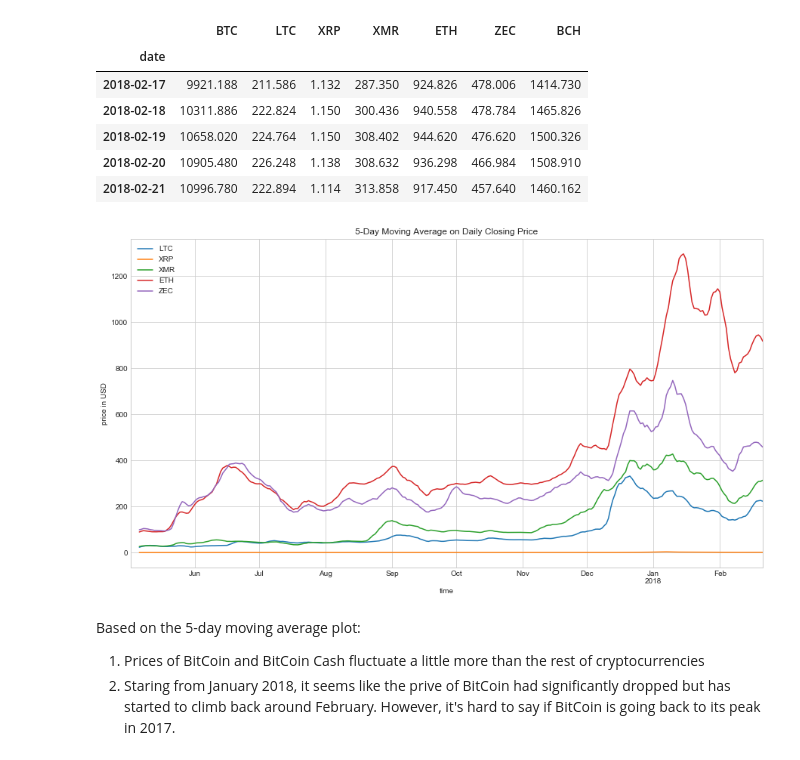
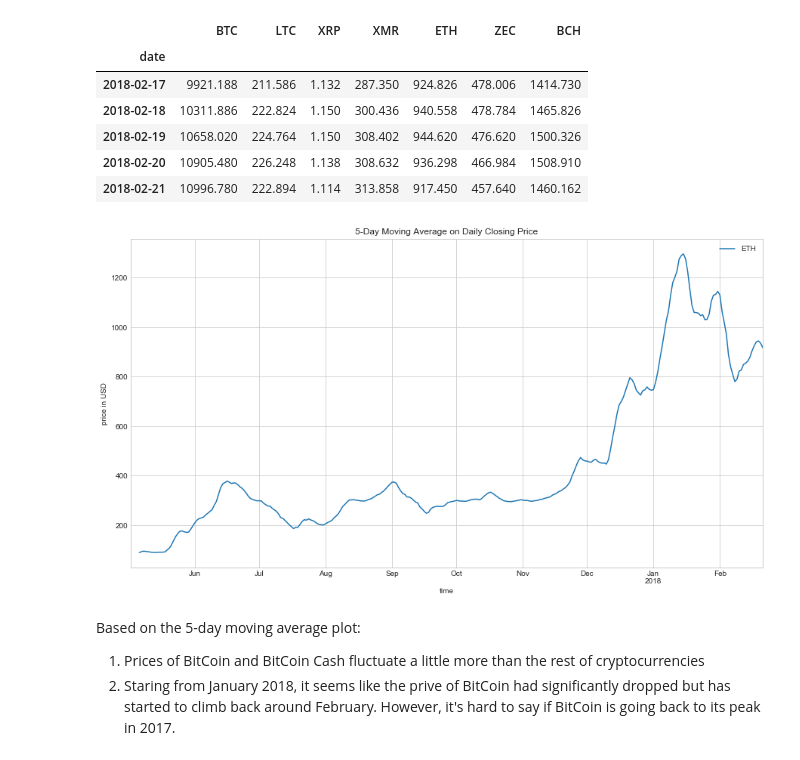
Before and after one commit to mbaddar/Ethereum_Blockchain_Parser_Parallel, a Jupyter notebook: Analysis Notebook/Analysis_of_Cryptocurrency_Investments.ipynb, the cells around one changed output. Drawn from its saved outputs; the diff is of its cells as text; code cells hidden in the pictures.

```diff
--- a/Analysis Notebook/Analysis_of_Cryptocurrency_Investments.ipynb
+++ b/Analysis Notebook/Analysis_of_Cryptocurrency_Investments.ipynb
@@ -441,14 +441,15 @@ close_ma.tail()
 | 2018-02-21 | 10996.780 | 222.894 | 1.114 | 313.858 | 917.450 | 457.640 | 1460.162 |
 # %%
 # plot moving average for closing price for cryptocurrencies
-close_ma[['LTC','XRP','XMR','ETH','ZEC']].plot(figsize=(15,8))
+#close_ma[['LTC','XRP','XMR','ETH','ZEC']].plot(figsize=(15,8))
+close_ma[['ETH']].plot(figsize=(15,8))
 #close_ma.plot(figsize=(15,8))
 plt.title('5-Day Moving Average on Daily Closing Price')
 plt.xlabel('time')
 plt.ylabel('price in USD')
 plt.show()
 # %% [output]
-[figure, old version]
+[figure, new version]
 # %% [markdown]
 Based on the 5-day moving average plot:
 1. Prices of BitCoin and BitCoin Cash fluctuate a little more than the rest of cryptocurrencies
```
Also changed, not shown: parts of 4 cells of this notebook, 2 other files.
